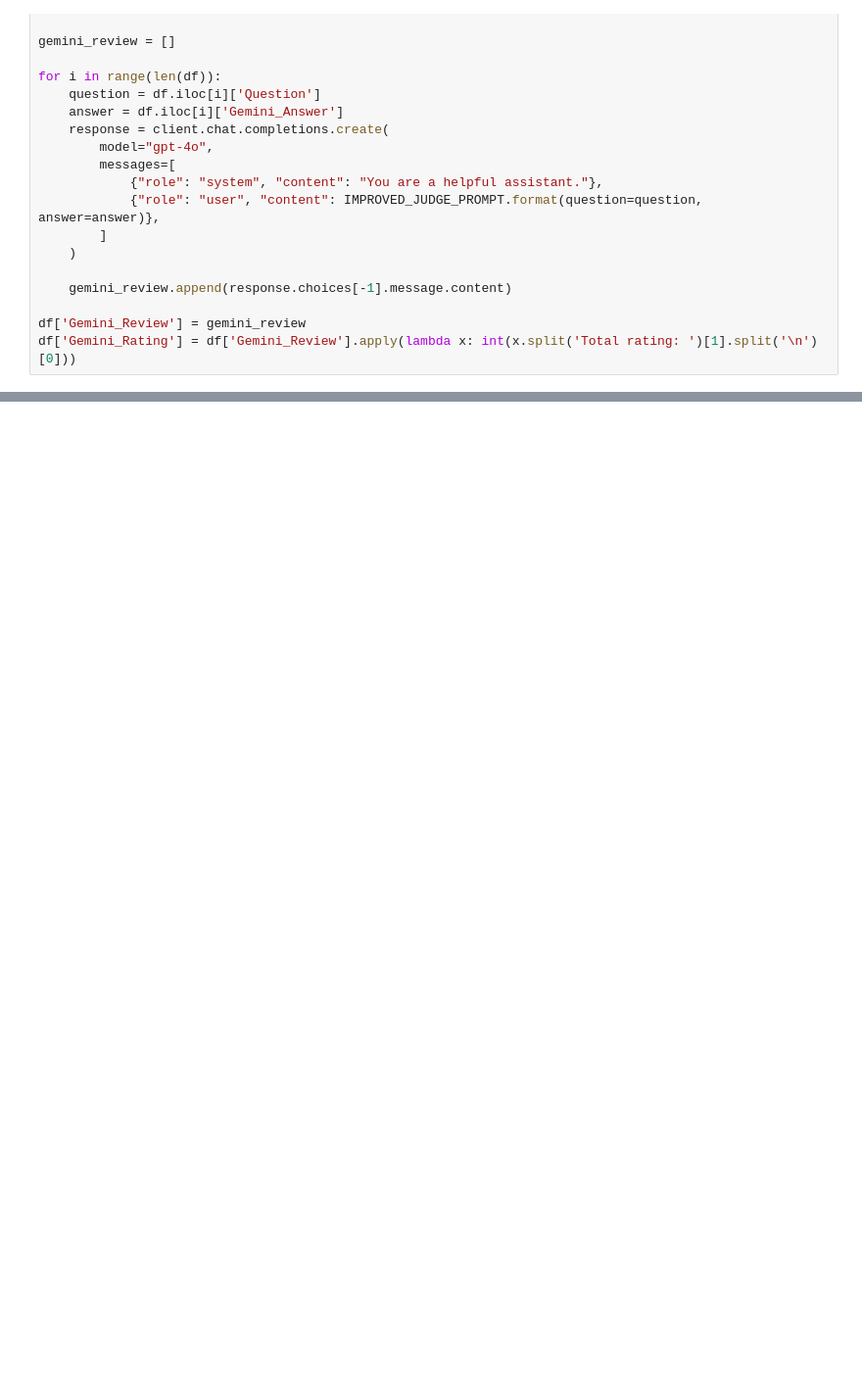
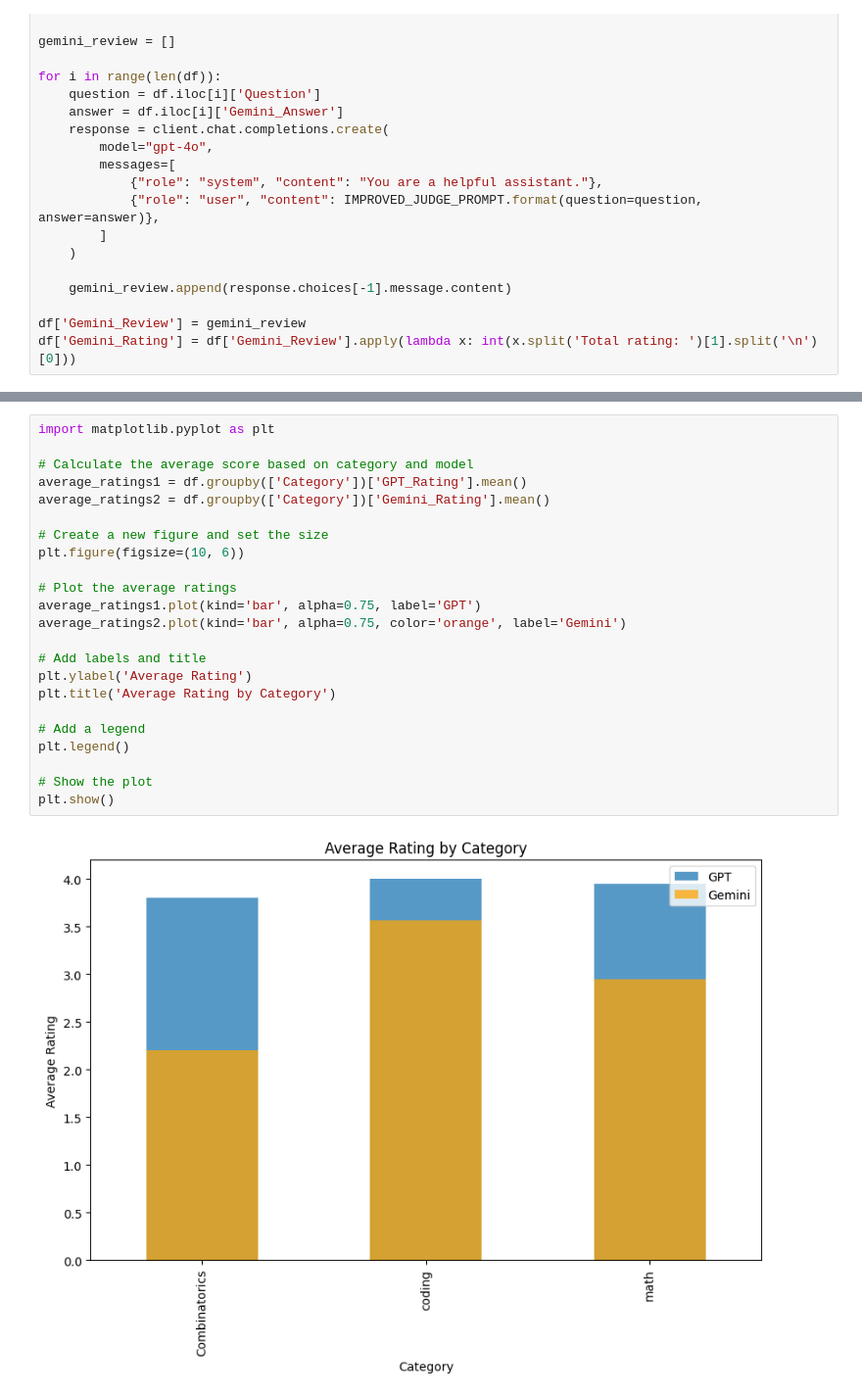
Before and after one commit to Amir-Mohseni/AI-Response-Evaluation, a Jupyter notebook: Evaluator.ipynb, the cells around one changed output, grey strips where cells are left out. Shown at 98% size. Saved outputs shown, nothing was run; the diff lists cells and outputs as text; blank space fills up the shorter version.

Commit message:
Added Gemini comparisons

```diff
--- a/Evaluator.ipynb
+++ b/Evaluator.ipynb
@@ -165,0 +172,25 @@ df[(df['GPT_Rating'] < 4) | (df['Gemini_Rating'] < 4)]
+# %%
+import matplotlib.pyplot as plt
+
+# Calculate the average score based on category and model
+average_ratings1 = df.groupby(['Category'])['GPT_Rating'].mean()
+average_ratings2 = df.groupby(['Category'])['Gemini_Rating'].mean()
+
+# Create a new figure and set the size
+plt.figure(figsize=(10, 6))
+
+# Plot the average ratings
+average_ratings1.plot(kind='bar', alpha=0.75, label='GPT')
+average_ratings2.plot(kind='bar', alpha=0.75, color='orange', label='Gemini')
+
+# Add labels and title
+plt.ylabel('Average Rating')
+plt.title('Average Rating by Category')
+
+# Add a legend
+plt.legend()
+
+# Show the plot
+plt.show()
+# %% [output]
+[figure, added]
```
Also changed, not shown: parts of 1 cell of this notebook.
